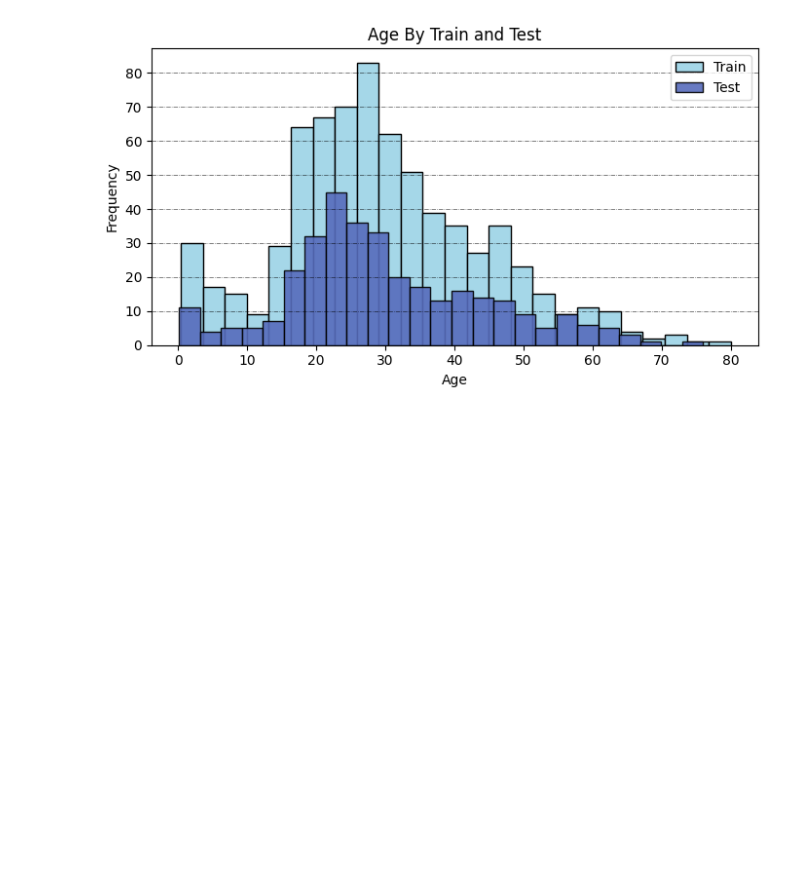
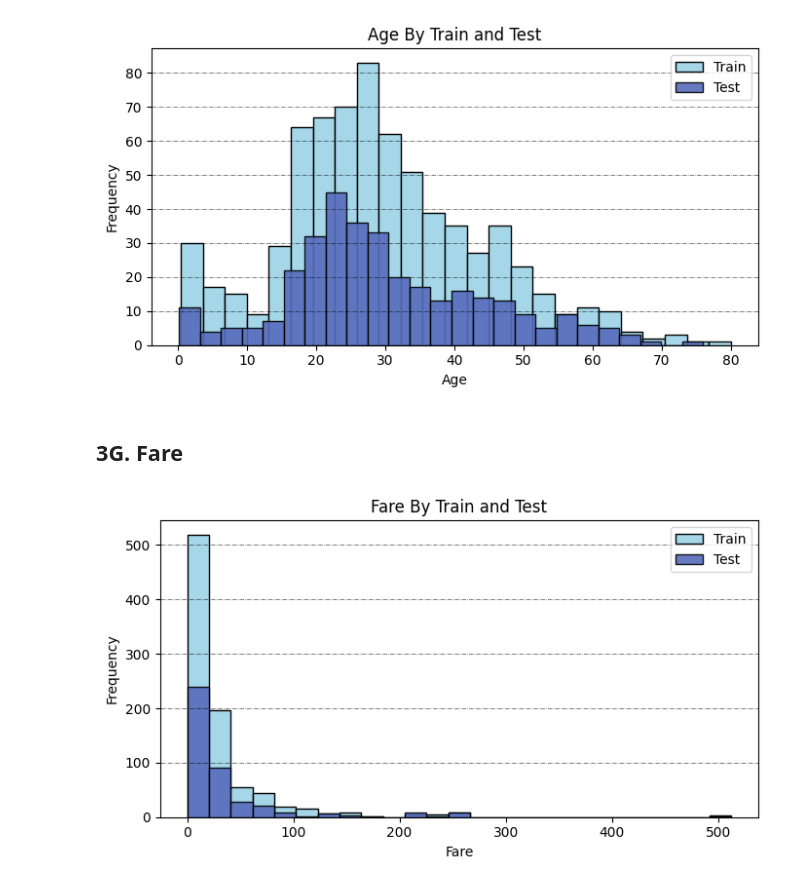
Before and after one commit to powernusa/titanic-eda, a Jupyter notebook: titanic_eda.ipynb, the cells around one changed output. Cells and saved outputs as stored; diff of their text form; code cells hidden in the pictures; blank space fills up the shorter version.

Commit message:
feat: 3G. Fare

```diff
--- a/titanic_eda.ipynb
+++ b/titanic_eda.ipynb
@@ -323,3 +323,12 @@ plt,_,_ = plot_hist_hue(all_df,feature="Age",hue="set",
 plt.show()
 # %% [output]
 [figure]
+# %% [markdown]
+## 3G. Fare
+# %%
+title = "Fare By Train and Test"
+labels = ["Train","Test"]
+plt,_,_ = plot_hist_hue(all_df,feature="Fare",hue="set",
+              title=title,legend_labels=labels)
+# %% [output]
+[figure, added]
```
Also changed, not shown: parts of 1 cell of this notebook.
